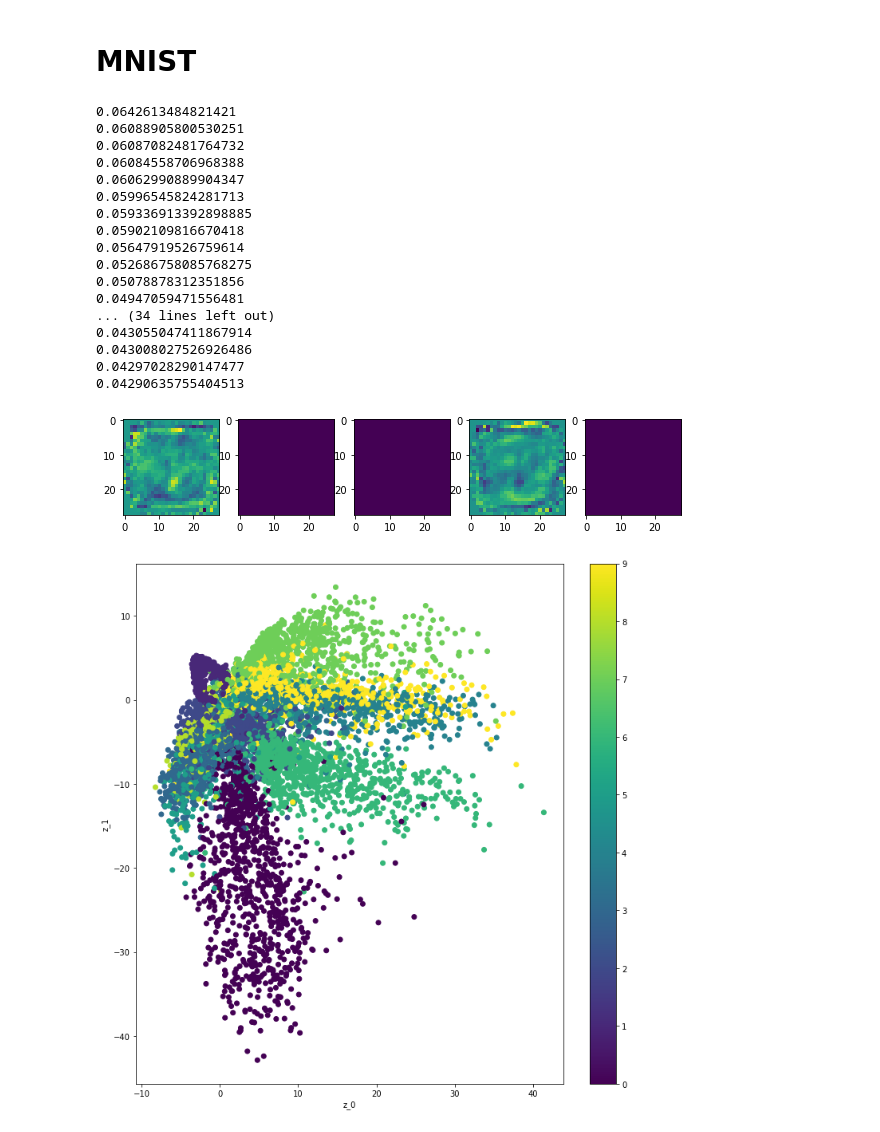
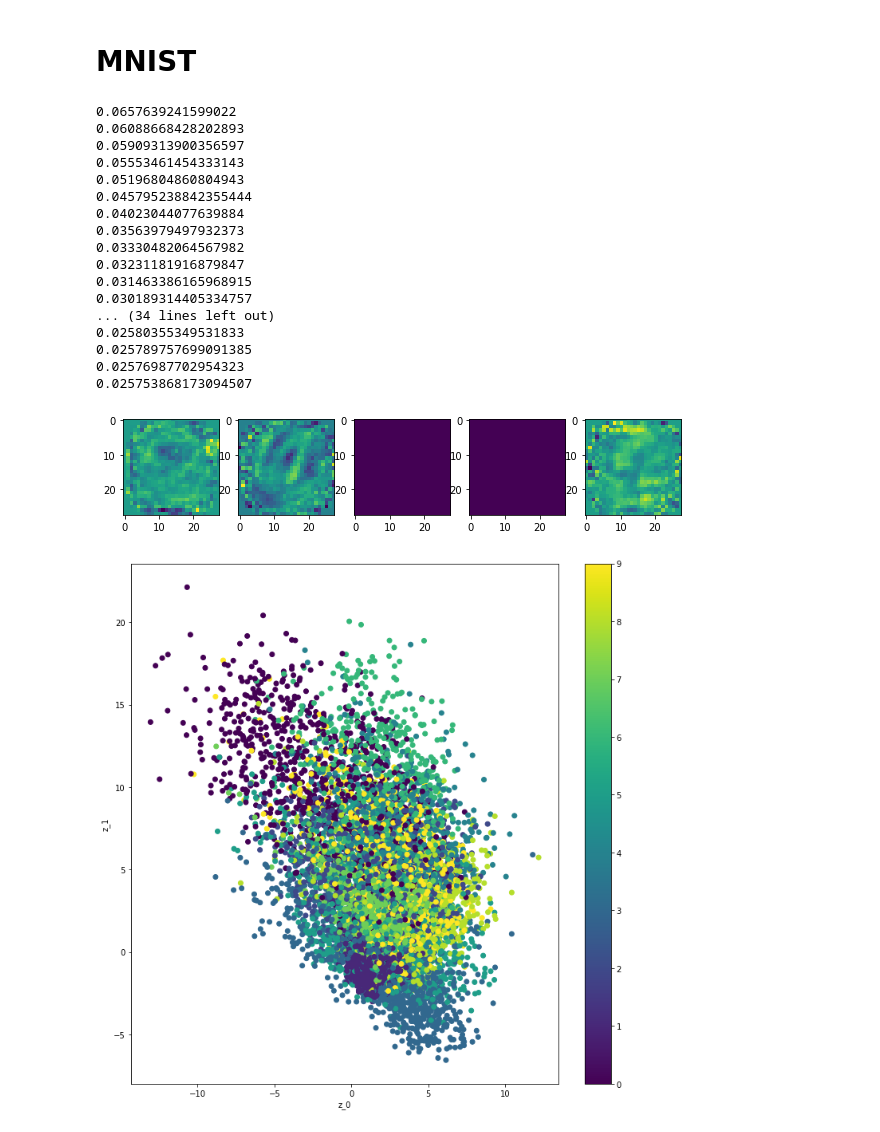
Before and after one commit to UM-CSCI-447-547-ML-Fall-2020/14-Clustering, a Jupyter notebook: expectation_maximization.ipynb, the cells around one changed output. Cells and saved outputs as stored; diff of their text form; code cells hidden in the pictures.

```diff
--- a/expectation_maximization.ipynb
+++ b/expectation_maximization.ipynb
@@ -55,7 +55,7 @@ Sigma[0,:,:] = np.eye(n)/2.
 Sigma[1,:,:] = np.eye(n)/2.
 
 # Initialize mu
-Mu = np.vstack([[-1.0,-1.0],[1.0,-1.0]])
+Mu = np.vstack([[-1.0,1.0],[1.0,-1.0]])
 
 plt.figure()
 plt.scatter(X[:,0],X[:,1])
@@ -120,8 +120,8 @@ plt.plot(Mu[:,0],Mu[:,1],'r.')
 # %% [markdown]
 Now that we have these two steps, we can simply iterate:
 # %%
-# Perform 3 iterations of EM
-for i in range(10):
+# Perform 10 iterations of EM
+for i in range(20):
     # Compute fractional class membership
     Gamma,Nk = calc_Gamma(Mu,Sigma,Pi,X)
 
@@ -518,7 +524,7 @@ test_loader = torch.utils.data.DataLoader(dataset=test_data,
                                            batch_size=batch_size,
                                            shuffle=False)
 
-latent_dim = 2
+latent_dim = 8
 intermediate_dim = 128
 
 import torch
@@ -611,51 +617,51 @@ for epoch in range(epochs):
 
         # Use backpropagation to compute the derivative of the loss with respect to the parameters
         loss.backward()
 
         # Use the derivative information to update the parameters
         optimizer.step()
 
         l += loss.item()
         n_batches += 1
     print(l/n_batches)
 
 # Encoder weights (Good features to extract)
 fig,axs = plt.subplots(nrows=1,ncols=5,figsize=(10,10))
 for i,ax in enumerate(axs):
     i = np.random.randint(intermediate_dim)
     ax.imshow([e for e in encoder.parameters()][0][i,:].detach().cpu().numpy().reshape((28,28)))#,vmin=-0.3,vmax=0.4)
 
 plt.show()
 
 reconstruction = decoder(encoder(X_test))
 z_intermediate = encoder(X_test).detach().cpu().numpy()
 plt.scatter(z_intermediate[:,0],z_intermediate[:,1],c=y_test.detach().cpu().numpy())
 plt.colorbar()
 plt.xlabel('z_0')
 plt.ylabel('z_1')
 fig = plt.gcf()
 fig.set_size_inches(12,12)
 plt.show()
 # %% [output]
-0.0642613484821421
-0.06088905800530251
-0.06087082481764732
-0.06084558706968388
-0.06062990889904347
-0.05996545824281713
-0.059336913392898885
-0.05902109816670418
-0.05647919526759614
-0.052686758085768275
-0.05078878312351856
-0.04947059471556481
+0.0657639241599022
+0.06088668428202893
+0.05909313900356597
+0.05553461454333143
+0.05196804860804943
+0.045795238842355444
+0.04023044077639884
+0.03563979497932373
+0.03330482064567982
+0.03231181916879847
+0.031463386165968915
+0.030189314405334757
 ... (34 lines left out)
-0.043055047411867914
-0.043008027526926486
-0.04297028290147477
-0.04290635755404513
+0.02580355349531833
+0.025789757699091385
+0.02576987702954323
+0.025753868173094507
-[figure, old version]
+[figure, new version]
-[figure, old version]
+[figure, new version]
 # %%
 mix = mixture.GaussianMixture(n_components=10,max_iter=1000)
 mix.fit(z_intermediate)
```
Also changed, not shown: parts of 13 cells of this notebook, 3 other files.
